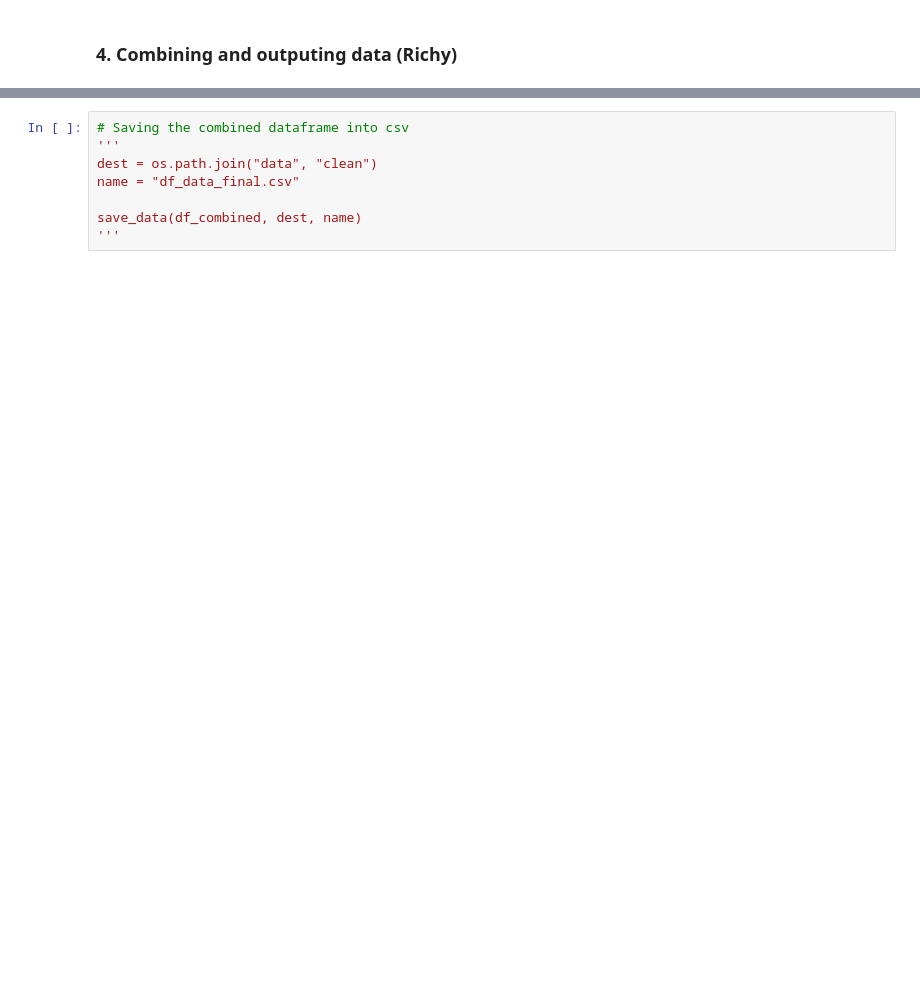
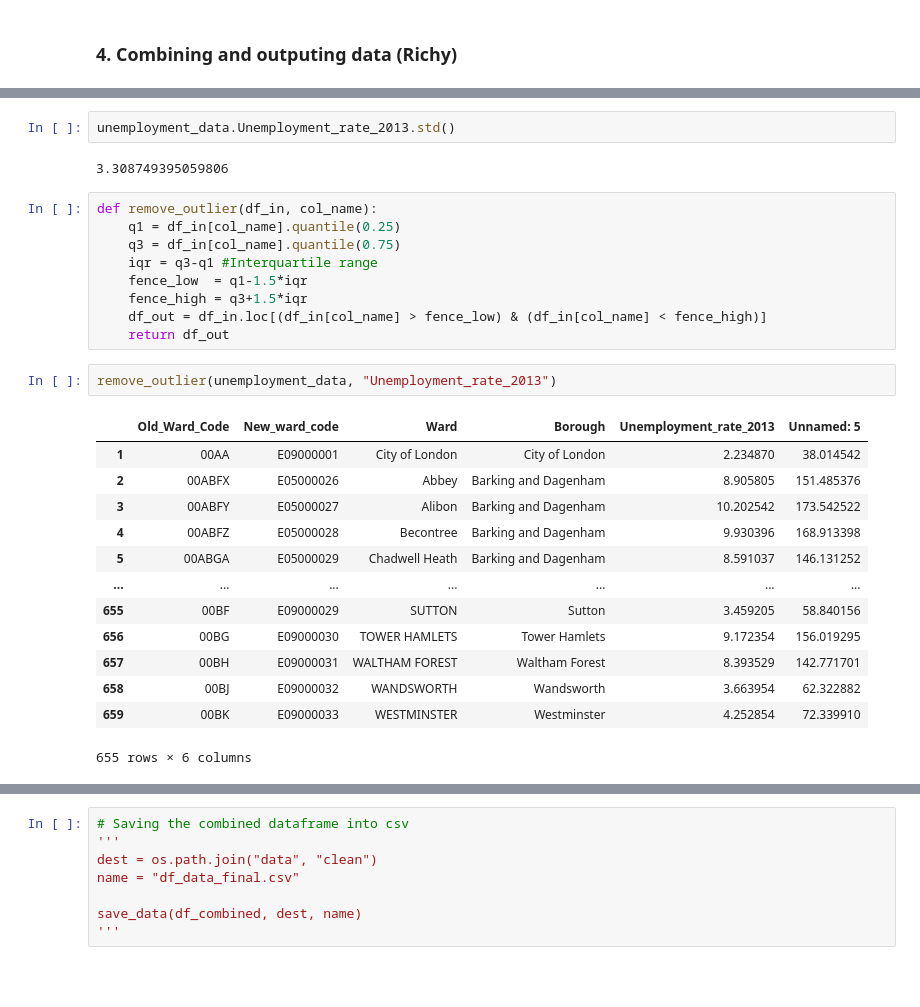
Before and after one commit to neneninja97/liveable_london, a Jupyter notebook: data_pre_processing.ipynb, the cells around one changed output, grey strips where cells are left out. Drawn from its saved outputs; the diff is of its cells as text; blank space fills up the shorter version.

```diff
--- a/data_pre_processing.ipynb
+++ b/data_pre_processing.ipynb
@@ -88,0 +204,29 @@ df_housing.median_house_log.mean()
+# %%
+unemployment_data.Unemployment_rate_2013.std()
+# %% [output]
+3.308749395059806
+# %%
+def remove_outlier(df_in, col_name):
+    q1 = df_in[col_name].quantile(0.25)
+    q3 = df_in[col_name].quantile(0.75)
+    iqr = q3-q1 #Interquartile range
+    fence_low  = q1-1.5*iqr
+    fence_high = q3+1.5*iqr
+    df_out = df_in.loc[(df_in[col_name] > fence_low) & (df_in[col_name] < fence_high)]
+    return df_out
+# %%
+remove_outlier(unemployment_data, "Unemployment_rate_2013")
+# %% [output]
+|  | Old_Ward_Code | New_ward_code | Ward | Borough | Unemployment_rate_2013 | Unnamed: 5 |
+| 1 | 00AA | E09000001 | City of London | City of London | 2.234870 | 38.014542 |
+| 2 | 00ABFX | E05000026 | Abbey | Barking and Dagenham | 8.905805 | 151.485376 |
+| 3 | 00ABFY | E05000027 | Alibon | Barking and Dagenham | 10.202542 | 173.542522 |
+| 4 | 00ABFZ | E05000028 | Becontree | Barking and Dagenham | 9.930396 | 168.913398 |
+| 5 | 00ABGA | E05000029 | Chadwell Heath | Barking and Dagenham | 8.591037 | 146.131252 |
+| ... | ... | ... | ... | ... | ... | ... |
+| 655 | 00BF | E09000029 | SUTTON | Sutton | 3.459205 | 58.840156 |
+| 656 | 00BG | E09000030 | TOWER HAMLETS | Tower Hamlets | 9.172354 | 156.019295 |
+| 657 | 00BH | E09000031 | WALTHAM FOREST | Waltham Forest | 8.393529 | 142.771701 |
+| 658 | 00BJ | E09000032 | WANDSWORTH | Wandsworth | 3.663954 | 62.322882 |
+| 659 | 00BK | E09000033 | WESTMINSTER | Westminster | 4.252854 | 72.339910 |
+655 rows × 6 columns
```
Also changed, not shown: parts of 33 cells of this notebook.
